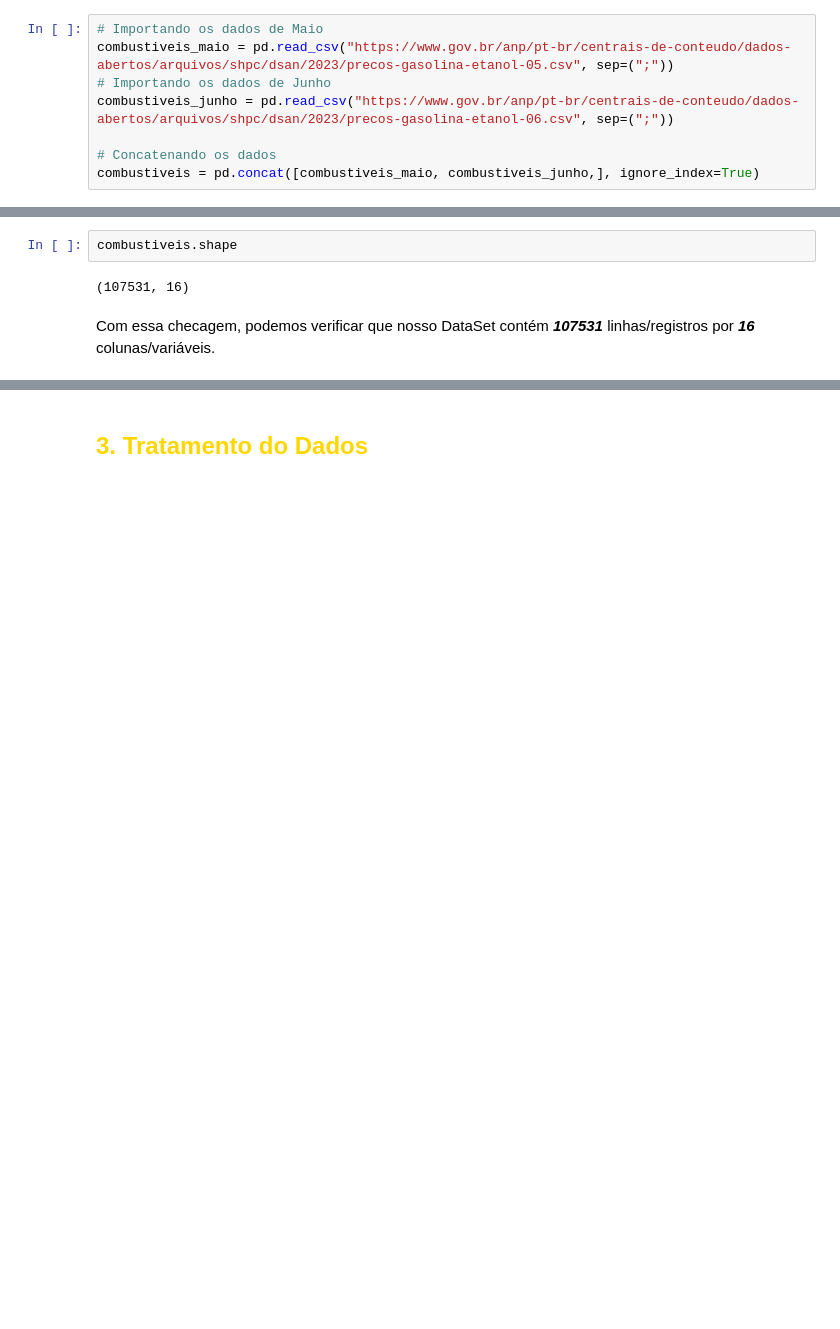
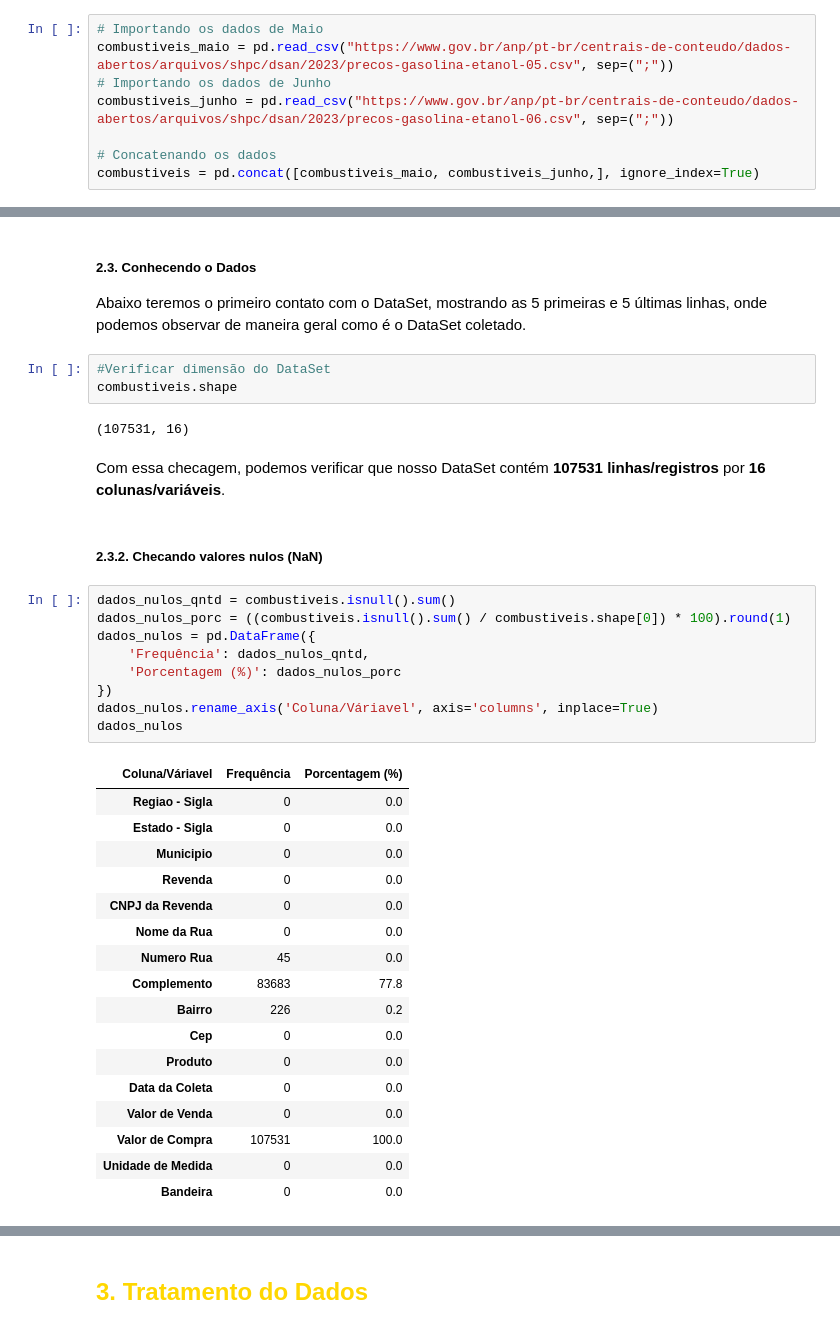
Before and after one commit to gideoni-santos/projeto-squad5-m4, a Jupyter notebook: Analise_combustiveis.ipynb, the cells around one changed output, grey strips where cells are left out. Saved outputs shown, nothing was run; the diff lists cells and outputs as text; blank space fills up the shorter version.

```diff
--- a/Analise_combustiveis.ipynb
+++ b/Analise_combustiveis.ipynb
@@ -56,6 +85,40 @@ combustiveis = pd.concat([combustiveis_maio, combustiveis_junho,], ignore_index=
-# %%
-combustiveis.shape
-# %% [output]
-(107531, 16)
+# %% [markdown]
+##### **2.3. Conhecendo o Dados**
+
+Abaixo teremos o primeiro contato com o DataSet, mostrando as 5 primeiras e 5 últimas linhas, onde podemos observar de maneira geral como é o DataSet coletado.
+# %%
+#Verificar dimensão do DataSet
+combustiveis.shape
+# %% [output]
+(107531, 16)
 # %% [markdown]
-Com essa checagem, podemos verificar que nosso DataSet contém **_107531_** linhas/registros por **_16_** colunas/variáveis.
+Com essa checagem, podemos verificar que nosso DataSet contém **107531 linhas/registros** por **16 colunas/variáveis**.
+# %% [markdown]
+##### **2.3.2. Checando valores nulos (NaN)**
+# %%
+dados_nulos_qntd = combustiveis.isnull().sum()
+dados_nulos_porc = ((combustiveis.isnull().sum() / combustiveis.shape[0]) * 100).round(1)
+dados_nulos = pd.DataFrame({
+    'Frequência': dados_nulos_qntd,
+    'Porcentagem (%)': dados_nulos_porc
+})
+dados_nulos.rename_axis('Coluna/Váriavel', axis='columns', inplace=True)
+dados_nulos
+# %% [output]
+| Coluna/Váriavel | Frequência | Porcentagem (%) |
+| Regiao - Sigla | 0 | 0.0 |
+| Estado - Sigla | 0 | 0.0 |
+| Municipio | 0 | 0.0 |
+| Revenda | 0 | 0.0 |
+| CNPJ da Revenda | 0 | 0.0 |
+| Nome da Rua | 0 | 0.0 |
+| Numero Rua | 45 | 0.0 |
+| Complemento | 83683 | 77.8 |
+| Bairro | 226 | 0.2 |
+| Cep | 0 | 0.0 |
+| Produto | 0 | 0.0 |
+| Data da Coleta | 0 | 0.0 |
+| Valor de Venda | 0 | 0.0 |
+| Valor de Compra | 107531 | 100.0 |
+| Unidade de Medida | 0 | 0.0 |
+| Bandeira | 0 | 0.0 |
```
Also changed, not shown: parts of 26 cells of this notebook.
